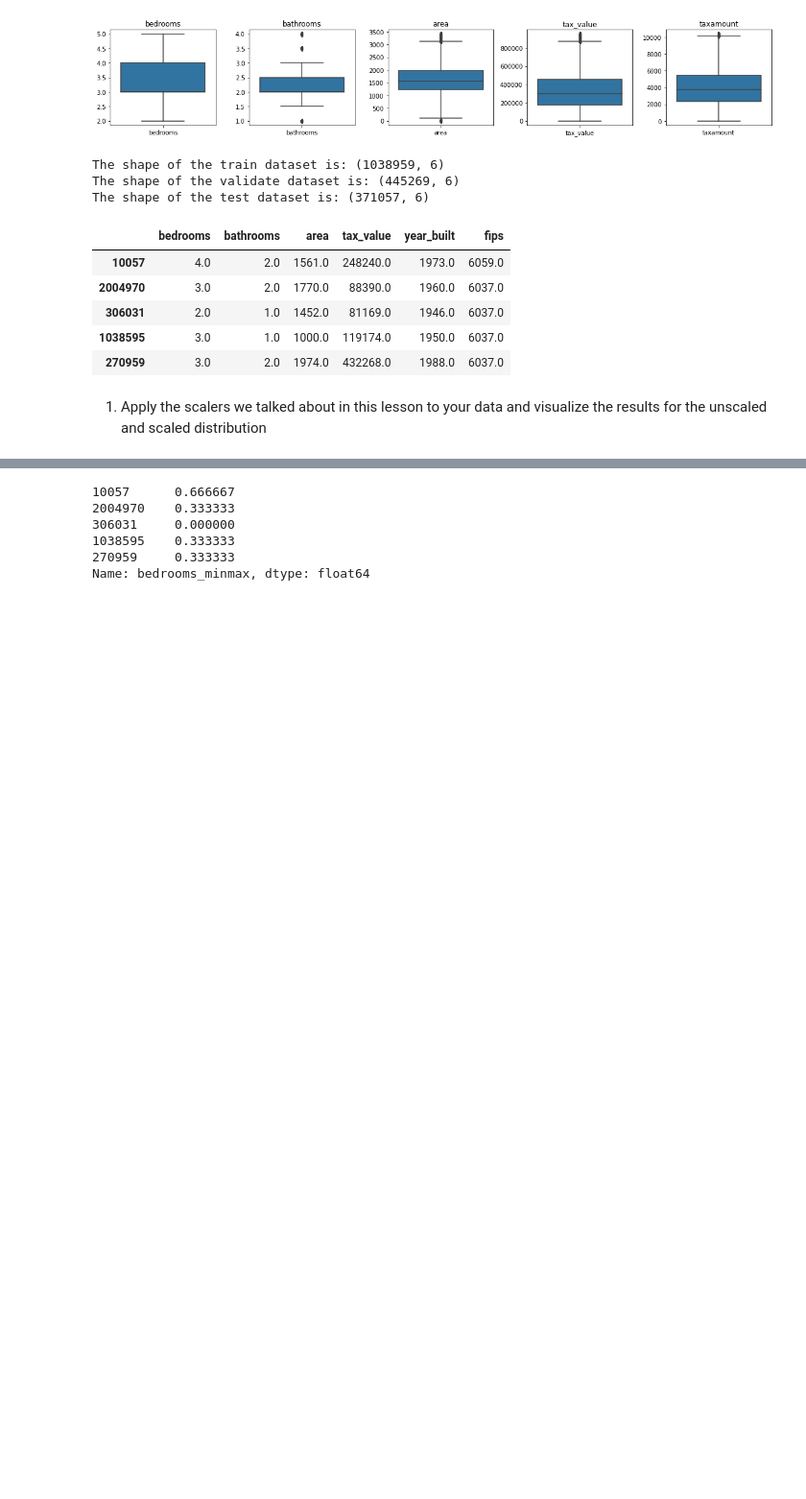
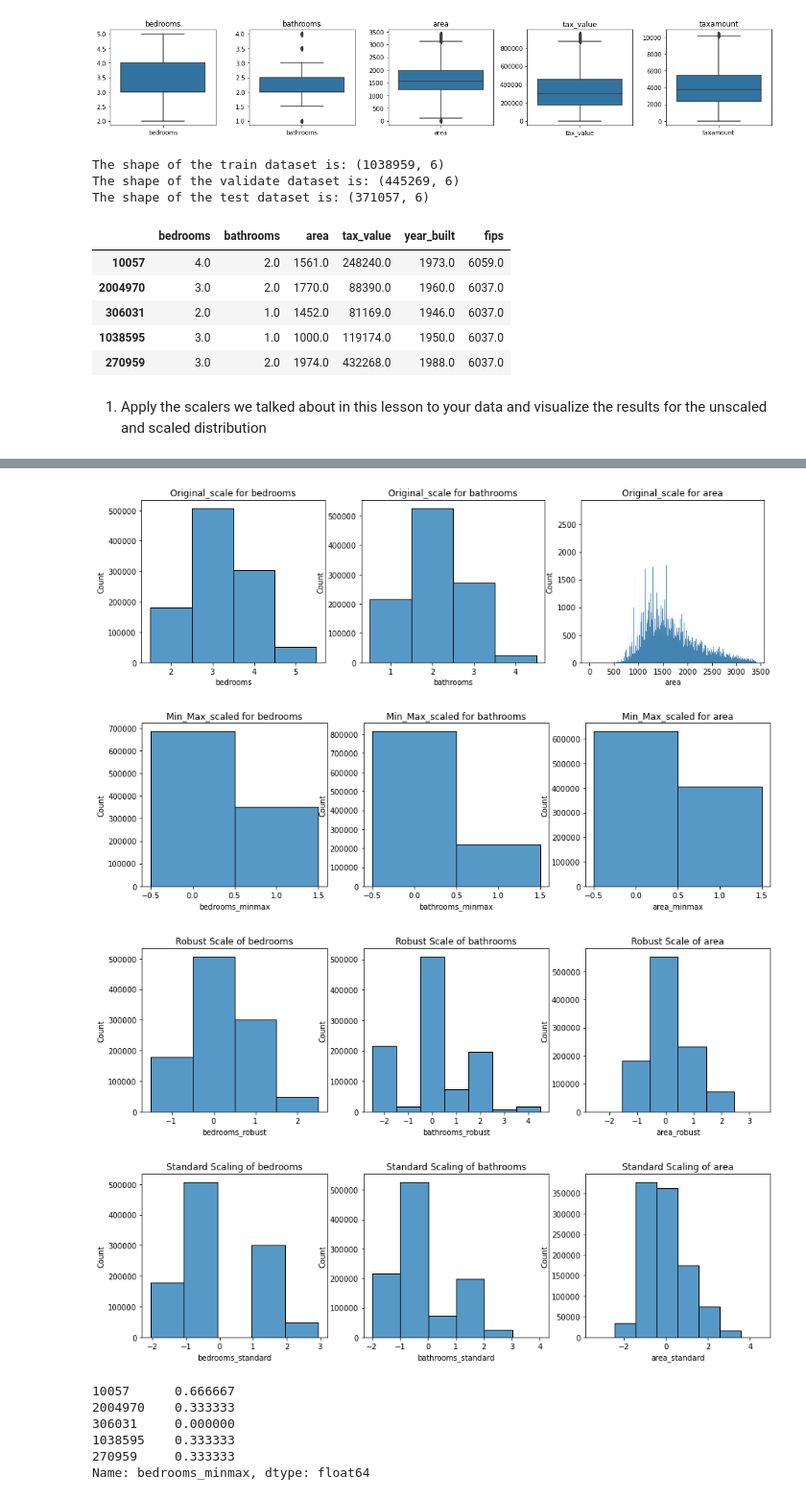
Before and after one commit to CurtisJohansen/regression-exercises, a Jupyter notebook: scaling.ipynb, the cells around one changed output, grey strips where cells are left out. Shown: that part at 96% size. Saved outputs shown, nothing was run; the diff lists cells and outputs as text; code cells hidden in the pictures; blank space fills up the shorter version.

```diff
--- a/scaling.ipynb
+++ b/scaling.ipynb
@@ -206,2 +221,0 @@ minmax_scaler = MinMaxScaler()
-# %%
-minmax_scaler.fit(train[['bedrooms', 'bathrooms', 'area']])
@@ -210,2 +221,0 @@ MinMaxScaler()
-# %%
-train[['bedrooms_minmax', 'bathrooms_minmax', 'area_minmax']] = minmax_scaler.transform(train[['bedrooms', 'bathrooms', 'area']])
@@ -223,3 +222,73 @@ plt.show()
+# %%
+# loop scaler types
+
+# create lists
+col_names = ['bedrooms', 'bathrooms', 'area']
+
+
+# plot regular scales
+
+fig, axs = plt.subplots(1, 3, figsize=(15,4), sharey = False)
+
+for ax, col in zip(axs, col_names):
+
+    sns.histplot(x = train[col], discrete = True, ax = ax)
+    ax.set(title = f'Original_scale for {col}')
+
+
+# use MinMax scales
+
+fig, axs = plt.subplots(1, 3, figsize=(15,4), sharey = False)
+
+for ax, col in zip(axs, col_names):
+
+    minmax_scaler = MinMaxScaler()
+
+    minmax_scaler.fit(train[{col}])
+
+    train[f'{col}_minmax'] = minmax_scaler.transform(train[[col]])
+
+    sns.histplot(x = train[f'{col}_minmax'], discrete = True, ax = ax)
+
+    ax.set(title = f'Min_Max_scaled for {col}')
+
+
+# use RobustScaler
+
+fig, axs = plt.subplots(1, 3, figsize=(15,4), sharey = False)
+
+for ax, col in zip(axs, col_names):
+
+    robust_scaler = RobustScaler()
+
+    robust_scaler.fit(train[{col}])
+
+    train[f'{col}_robust'] = robust_scaler.transform(train[[col]])
+
+    sns.histplot(x = train[f'{col}_robust'], discrete = True, ax = ax)
+
+    ax.set(title = f'Robust Scale of {col}')
+
+
+# use StandardScaler
+fig, axs = plt.subplots(1, 3, figsize=(15,4))
+
+for ax, col in zip(axs, col_names):
+
+    standard_scaler = StandardScaler()
+
+    standard_scaler.fit(train[{col}])
+
+    train[f'{col}_standard'] = standard_scaler.transform(train[[col]])
+
+    sns.histplot(x = train[f'{col}_standard'], discrete = True, ax = ax)
+
+    ax.set(title = f'Standard Scaling of {col}')
+# %% [output]
+[figure, added]
+[figure, added]
+[figure, added]
+[figure, added]
 # %%
 train.bedrooms_minmax.head()
 # %% [output]
```
Also changed, not shown: parts of 35 cells of this notebook.
